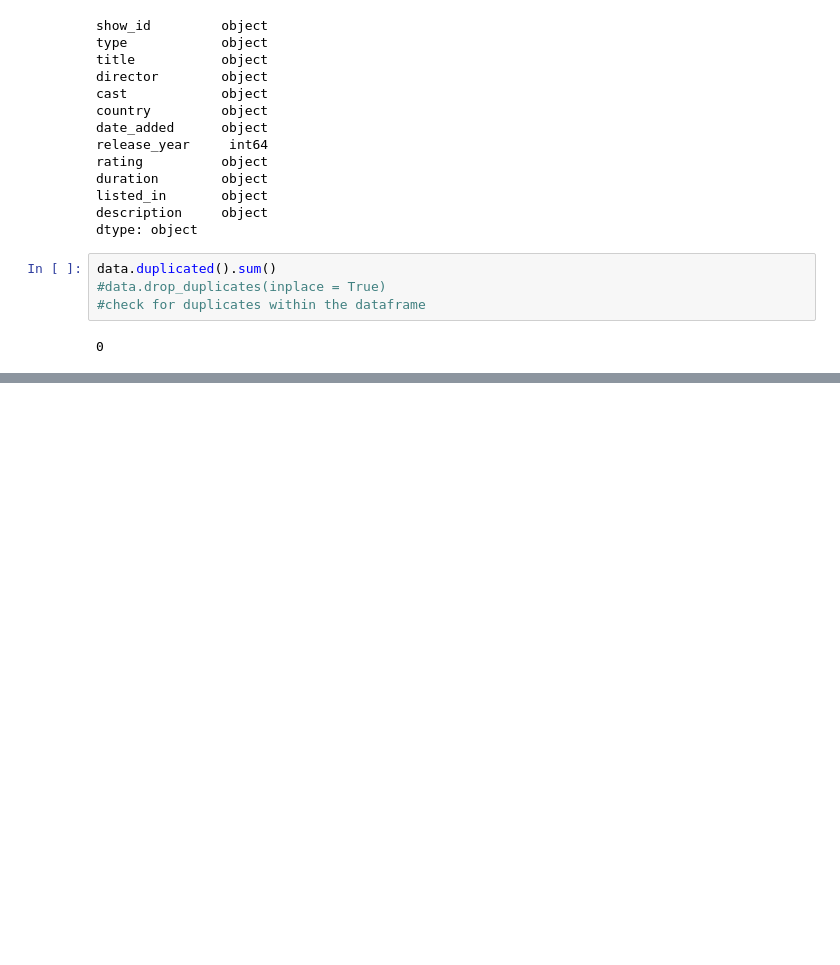
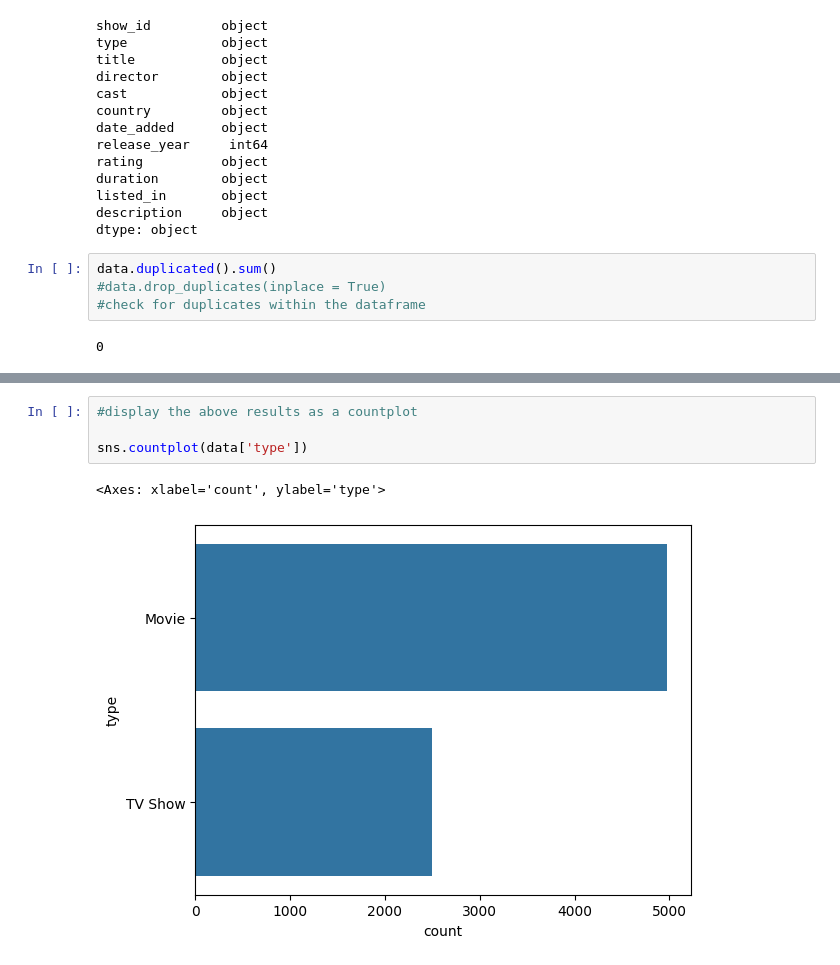
Before and after one commit to NavyaKiran/NetflixDataAnalysis, a Jupyter notebook: Netflix_EDA_with_Python.ipynb, the cells around one changed output, grey strips where cells are left out. Saved outputs shown, nothing was run; the diff lists cells and outputs as text; blank space fills up the shorter version.

```diff
--- a/Netflix_EDA_with_Python.ipynb
+++ b/Netflix_EDA_with_Python.ipynb
@@ -113,0 +149,7 @@ data[data['title'].str.contains('House of Cards')]
+# %%
+#display the above results as a countplot
+
+sns.countplot(data['type'])
+# %% [output]
+<Axes: xlabel='count', ylabel='type'>
+[figure, added]
```
Also changed, not shown: parts of 30 cells of this notebook.
